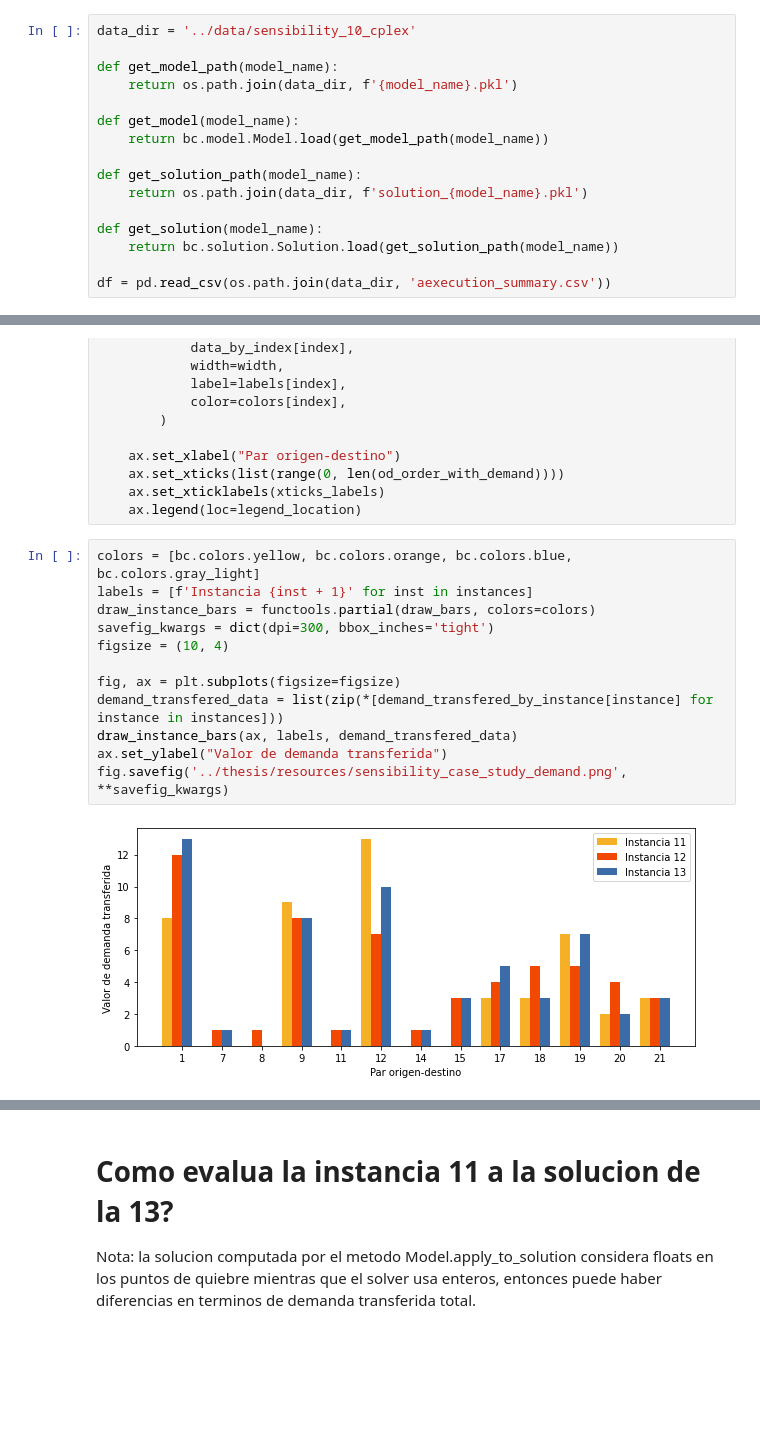
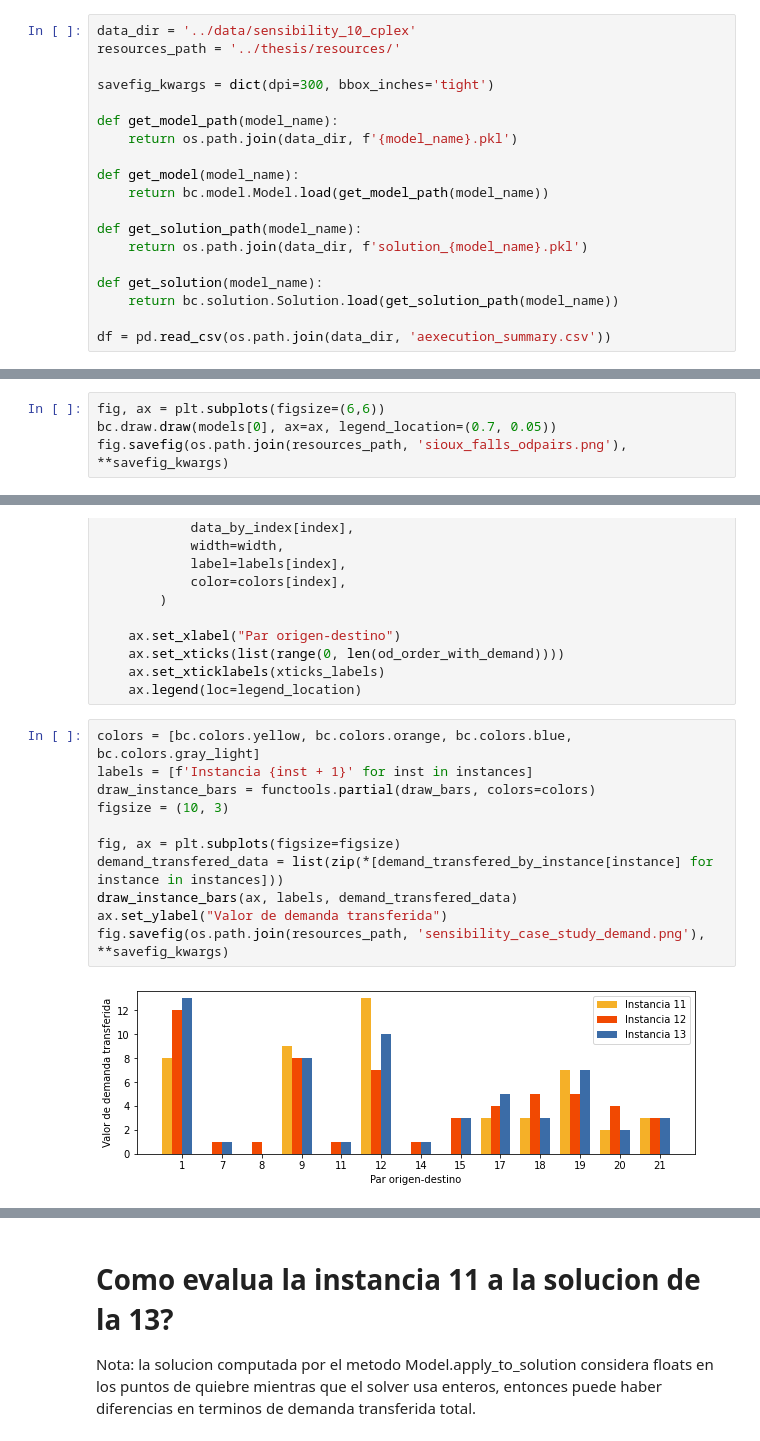
Before and after one commit to joaquinco/bicycle-network-design, a Jupyter notebook: notebooks/Sioux Falls - Sensibility.ipynb, the cells around one changed output, grey strips where cells are left out. Drawn from its saved outputs; the diff is of its cells as text; blank space fills up the shorter version.

```diff
--- a/notebooks/Sioux Falls - Sensibility.ipynb
+++ b/notebooks/Sioux Falls - Sensibility.ipynb
@@ -25,6 +25,9 @@ import bcnetwork as bc
 The models and solution data is read from a directory populated elsewhere.
 # %%
 data_dir = '../data/sensibility_10_cplex'
+resources_path = '../thesis/resources/'
+
+savefig_kwargs = dict(dpi=300, bbox_inches='tight')
 
 def get_model_path(model_name):
     return os.path.join(data_dir, f'{model_name}.pkl')
@@ -118,0 +126,4 @@ pd.DataFrame([
+# %%
+fig, ax = plt.subplots(figsize=(6,6))
+bc.draw.draw(models[0], ax=ax, legend_location=(0.7, 0.05))
+fig.savefig(os.path.join(resources_path, 'sioux_falls_odpairs.png'), **savefig_kwargs)
@@ -194,17 +207,16 @@ def draw_bars(ax, labels, data, width=0.25, colors=None, legend_location='best')
 # %%
 colors = [bc.colors.yellow, bc.colors.orange, bc.colors.blue, bc.colors.gray_light]
 labels = [f'Instancia {inst + 1}' for inst in instances]
 draw_instance_bars = functools.partial(draw_bars, colors=colors)
-savefig_kwargs = dict(dpi=300, bbox_inches='tight')
-figsize = (10, 4)
+figsize = (10, 3)
 
 fig, ax = plt.subplots(figsize=figsize)
 demand_transfered_data = list(zip(*[demand_transfered_by_instance[instance] for instance in instances]))
 draw_instance_bars(ax, labels, demand_transfered_data)
 ax.set_ylabel("Valor de demanda transferida")
-fig.savefig('../thesis/resources/sensibility_case_study_demand.png', **savefig_kwargs)
+fig.savefig(os.path.join(resources_path, 'sensibility_case_study_demand.png'), **savefig_kwargs)
 # %% [output]
-[figure, old version]
+[figure, new version]
 # %%
 fig2, ax2 = plt.subplots(figsize=figsize)
 shortest_path_by_instance_plus_base = {**shortest_path_by_instance, 'base': base_shortest_path_costs}
```
Also changed, not shown: parts of 4 cells of this notebook, 23 other files.
